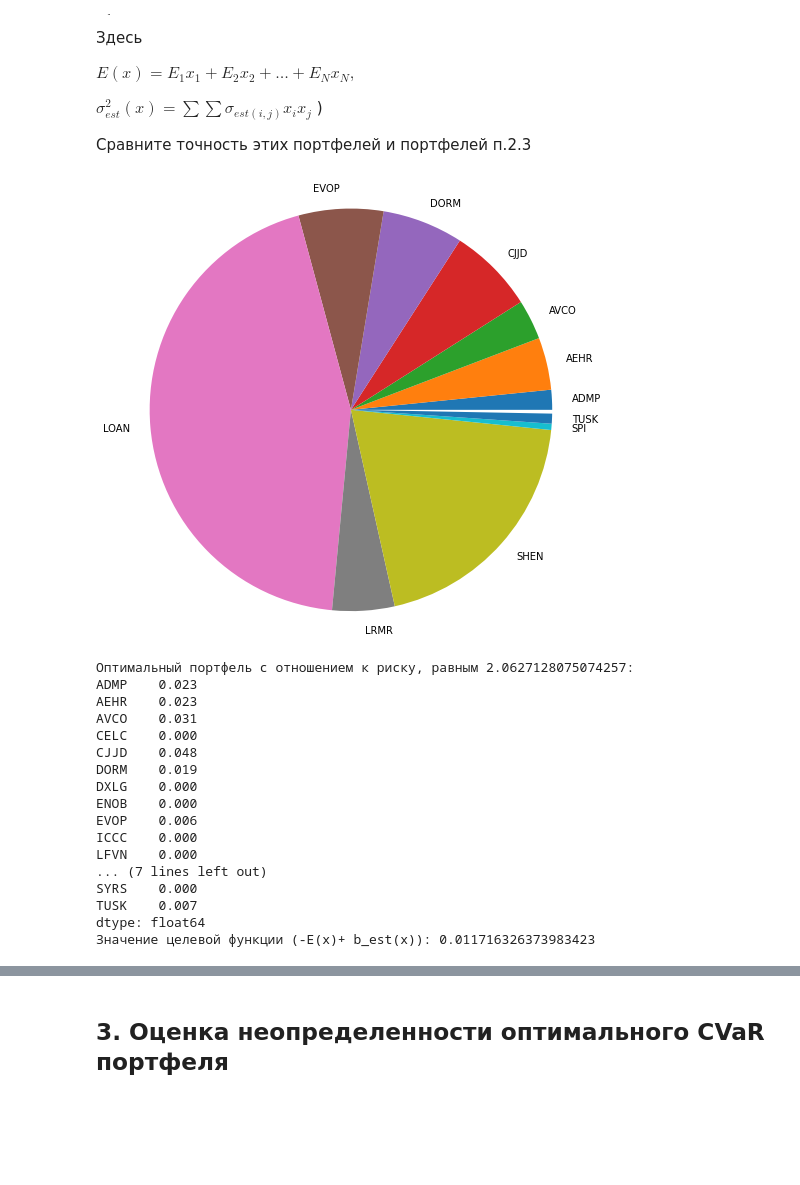
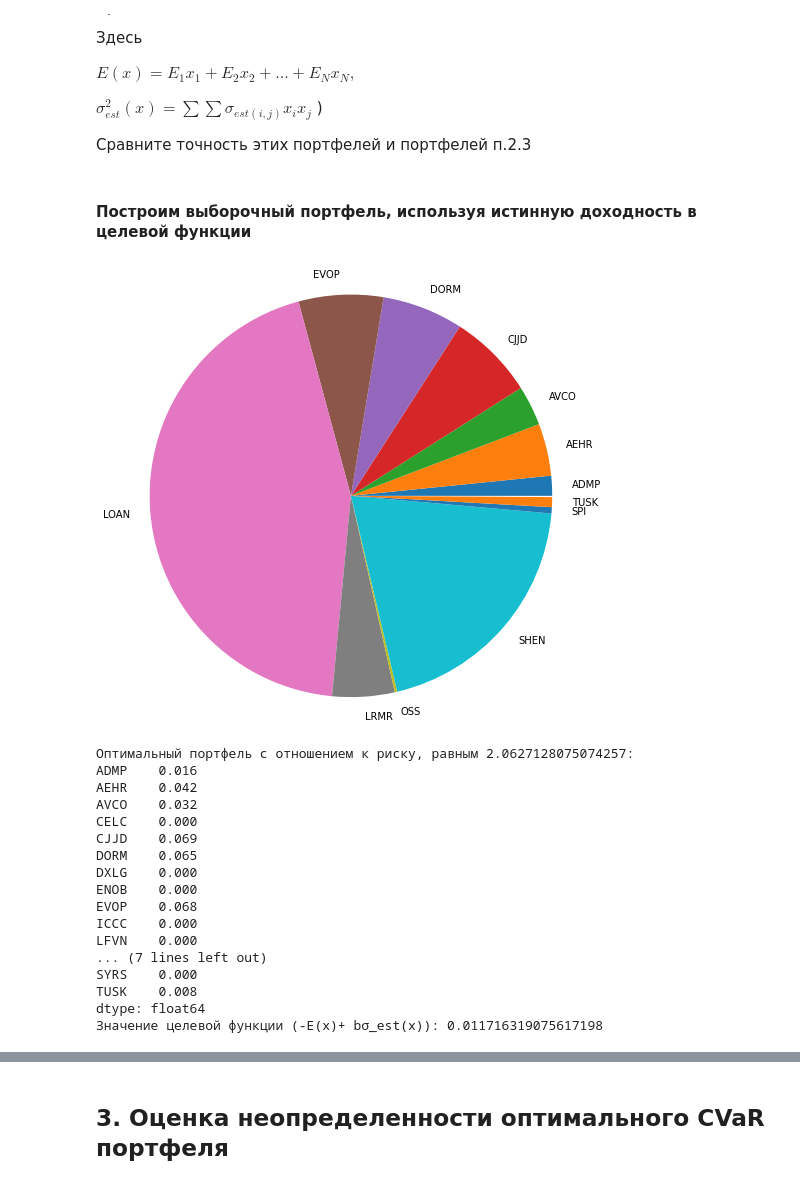
Before and after one commit to dselivanovskaya/Finance-operations-research-lab-3, a Jupyter notebook: lab-3.ipynb, the cells around one changed output, grey strips where cells are left out. Saved outputs shown, nothing was run; the diff lists cells and outputs as text; code cells hidden in the pictures; blank space fills up the shorter version.

```diff
--- a/lab-3.ipynb
+++ b/lab-3.ipynb
@@ -167,8 +167,6 @@ $ b = \frac{1}{\sqrt{2\pi}}\frac{1}{(1-\beta)}\exp{(\frac{-(\phi^{-1}(\beta))^2}
 Найдем константу $b$
 # %%
 beta = 0.95
-
-b = 1/(((2*math.pi)**0.5)*(1 - beta)) * math.exp(-((scipy.stats.laplace.ppf(beta))**2)/2) # ?
-b = 1/(((2*math.pi)**0.5)*(1 - beta)) * math.exp(-((scipy.stats.norm.ppf(beta))**2)/2) # ?
-b
+b = 1/(((2*math.pi)**0.5)*(1 - beta)) * math.exp(-((scipy.stats.norm.ppf(beta))**2)/2)
+print(f"b={b}")
 # %% [output]
@@ -539,43 +567,45 @@ $E(x)= E_1x_1+E_2x_2+…+E_Nx_N, $
 $\sigma_{est}^2(x) =\sum\sum \sigma_{est (i, j)} x_ix_j$ )
 
 Сравните точность этих портфелей и портфелей п.2.3
+# %% [markdown]
+#### Построим выборочный портфель, используя истинную доходность в целевой функции
 # %%
 x_opt_r_sample30_2, utility_function_opt_r_sample30_2 = find_optimal_portfolio(calc_utility_function,
                                                      (means, r_sample30_cov_mat, b),
                                                      n_stocks=means.shape[0],
                                                      decimals=3,
                                                      short_sales=False)
 
 # pie plot
 fig1, ax1 = plt.subplots(figsize=(8, 8))
-ax1.pie(x_opt_r_sample30_2[np.where(x_opt_r_sample30 != 0)],
-        labels=tickers20[np.where(x_opt_r_sample30 != 0)],
+ax1.pie(x_opt_r_sample30_2[np.where(x_opt_r_sample30_2 != 0)],
+        labels=tickers20[np.where(x_opt_r_sample30_2 != 0)],
         # autopct='%.2f%%',
         # shadow=True,
         startangle=0)
 ax1.axis('equal')  # Equal aspect ratio ensures that pie is drawn as a circle.
 # plt.title("Распределение весов в портфеле")
 plt.show()
 
 # prints
-print(f"Оптимальный портфель с отношением к риску, равным {b}: \n{pd.Series(x_opt_r_sample30, index = tickers20)}")
-print(f"Значение целевой функции (-E(x)+ b_est(x)): {utility_function_opt_r_sample30_2}")
+print(f"Оптимальный портфель с отношением к риску, равным {b}: \n{pd.Series(x_opt_r_sample30_2, index = tickers20)}")
+print(f"Значение целевой функции (-E(x)+ bσ_est(x)): {utility_function_opt_r_sample30_2}")
 # %% [output]
-[figure, old version]
+[figure, new version]
 Оптимальный портфель с отношением к риску, равным 2.0627128075074257:
-ADMP    0.023
-AEHR    0.023
-AVCO    0.031
+ADMP    0.016
+AEHR    0.042
+AVCO    0.032
 CELC    0.000
-CJJD    0.048
-DORM    0.019
+CJJD    0.069
+DORM    0.065
 DXLG    0.000
 ENOB    0.000
-EVOP    0.006
+EVOP    0.068
 ICCC    0.000
 LFVN    0.000
 ... (7 lines left out)
 SYRS    0.000
-TUSK    0.007
+TUSK    0.008
 dtype: float64
-Значение целевой функции (-E(x)+ b_est(x)): 0.011716326373983423
+Значение целевой функции (-E(x)+ bσ_est(x)): 0.011716319075617198
```
Also changed, not shown: parts of 40 cells of this notebook.
